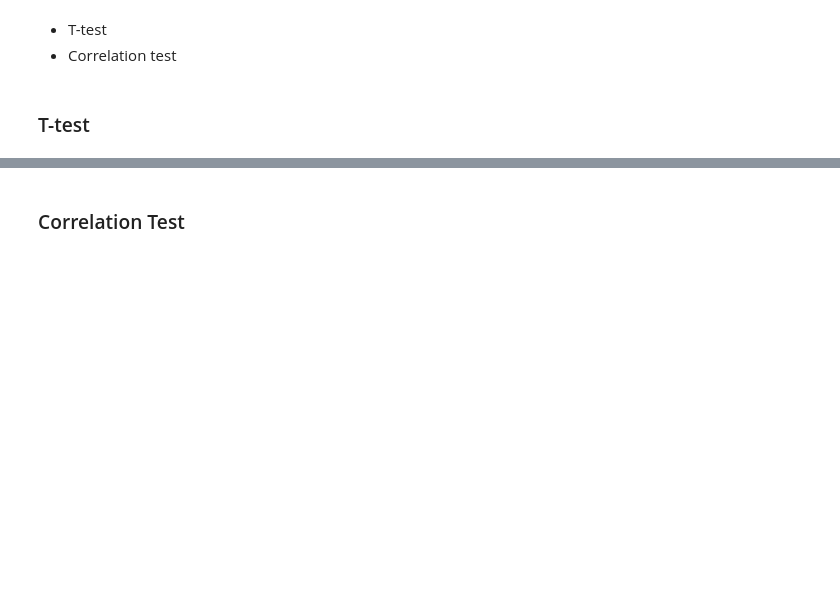
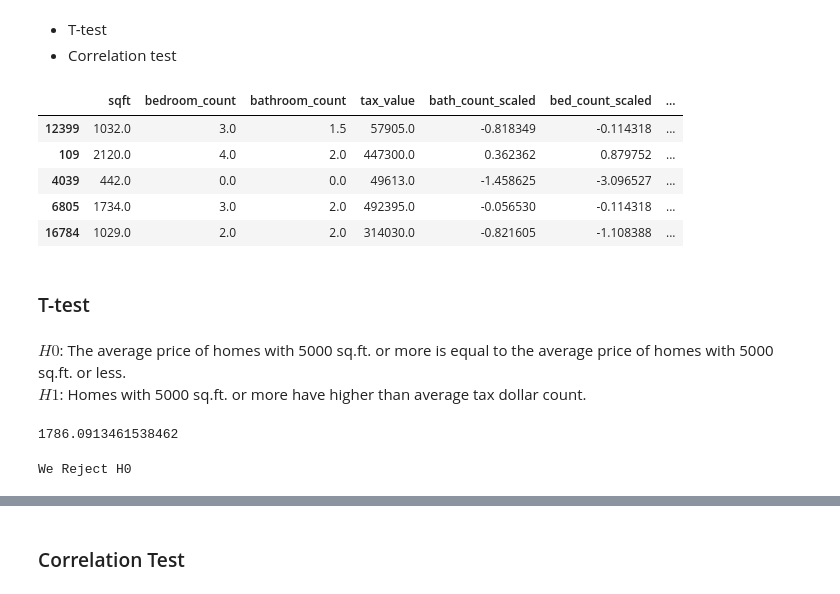
Before and after one commit to Bojado-Thompson/Estimating-Home-Values, a Jupyter notebook: Bojado_Notebook.ipynb, the cells around one changed output, grey strips where cells are left out. Cells and saved outputs as stored; diff of their text form; code cells hidden in the pictures; blank space fills up the shorter version.

```diff
--- a/Bojado_Notebook.ipynb
+++ b/Bojado_Notebook.ipynb
@@ -205,7 +205,50 @@ y_test = test[['tax_value']]
+# %%
+# 1. Create the Scaling Object
+scaler = sklearn.preprocessing.StandardScaler()
+
+# 2. Fit to the train data only
+scaler.fit(train.drop('tax_value', axis=1))
+
+# 3. use the object on the whole df
+# this returns an array, so we convert to df in the same line
+train_scaled = pd.DataFrame(scaler.transform(train.drop('tax_value', axis=1)))
+validate_scaled = pd.DataFrame(scaler.transform(validate.drop('tax_value', axis=1)))
+test_scaled = pd.DataFrame(scaler.transform(test.drop('tax_value', axis=1)))
+# %%
+# Train
+train_scaled.index = train.index
+train_scaled.columns = ['bath_count_scaled','bed_count_scaled','square_feet_scaled']
+train = pd.concat((train, train_scaled), axis=1)
+
+# Validate
+validate_scaled.index = validate.index
+validate_scaled.columns = ['bath_count_scaled','bed_count_scaled','square_feet_scaled']
+validate = pd.concat((validate, validate_scaled), axis=1)
+
+# Test
+test_scaled.index = test.index
+test_scaled.columns = ['bath_count_scaled','bed_count_scaled','square_feet_scaled']
+test = pd.concat((test, test_scaled), axis=1)
 # %% [markdown]
 ### Run Tests
 # %% [markdown]
 - T-test
 - Correlation test
+# %%
+train.head()
+# %% [output]
+|  | sqft | bedroom_count | bathroom_count | tax_value | bath_count_scaled | bed_count_scaled | ... |
+| 12399 | 1032.0 | 3.0 | 1.5 | 57905.0 | -0.818349 | -0.114318 | ... |
+| 109 | 2120.0 | 4.0 | 2.0 | 447300.0 | 0.362362 | 0.879752 | ... |
+| 4039 | 442.0 | 0.0 | 0.0 | 49613.0 | -1.458625 | -3.096527 | ... |
+| 6805 | 1734.0 | 3.0 | 2.0 | 492395.0 | -0.056530 | -0.114318 | ... |
+| 16784 | 1029.0 | 2.0 | 2.0 | 314030.0 | -0.821605 | -1.108388 | ... |
 # %% [markdown]
 ### T-test
+# %% [markdown]
+$H0$: The average price of homes with 5000 sq.ft. or more is equal to the average price of homes with 5000 sq.ft. or less.
+$H1$: Homes with 5000 sq.ft. or more have higher than average tax dollar count.
+# %%
+train.sqft.mean()
+# %% [output]
+1786.0913461538462
@@ -211,0 +258,14 @@ y_test = test[['tax_value']]
+# %%
+a = df_less_than_5000.tax_value.mean()
+
+b = df_greater_than_5000.tax_value.mean()
+
+t, p = stats.ttest_ind(df_greater_than_5000.tax_value,
+                df_less_than_5000.tax_value)
+
+if p > a:
+    print('We Fail to Reject H0')
+else:
+    print('We Reject H0')
+# %% [output]
+We Reject H0
```
Also changed, not shown: parts of 12 cells of this notebook.
